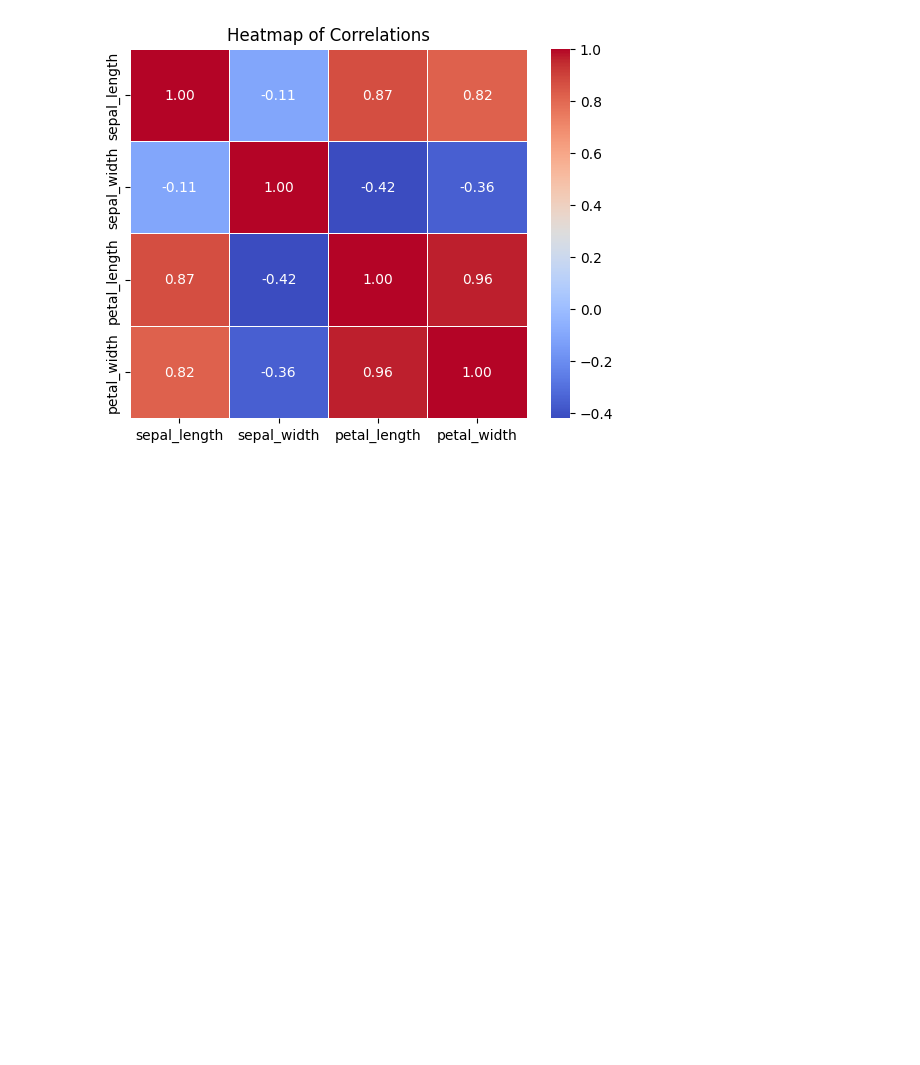
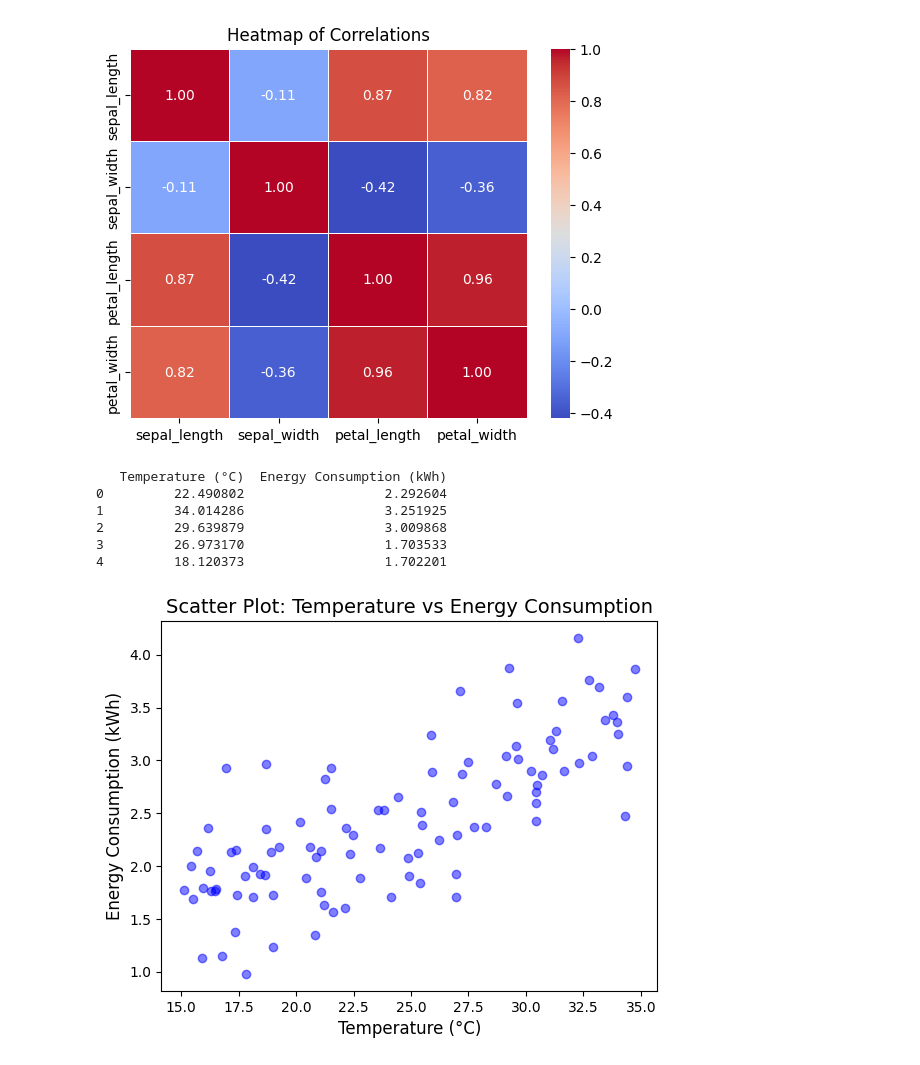
Before and after one commit to XabkaBaap/Green-Skills-Basics-of-Python, a Jupyter notebook: Green AI.ipynb, the cells around one changed output. Drawn from its saved outputs; the diff is of its cells as text; code cells hidden in the pictures; blank space fills up the shorter version.

```diff
--- a/Green AI.ipynb
+++ b/Green AI.ipynb
@@ -296,0 +305,21 @@ plt.show()
+# %%
+df = pd.read_csv("C:/Users/rugwe/Downloads/appliance_energy.csv")
+print(df.head())
+# %% [output]
+   Temperature (°C)  Energy Consumption (kWh)
+0         22.490802                  2.292604
+1         34.014286                  3.251925
+2         29.639879                  3.009868
+3         26.973170                  1.703533
+4         18.120373                  1.702201
+# %%
+plt.scatter(df['Temperature (°C)'], df['Energy Consumption (kWh)'], color='blue', alpha=0.5)
+
+# Add labels and title
+plt.title("Scatter Plot: Temperature vs Energy Consumption", fontsize=14)
+plt.xlabel("Temperature (°C)", fontsize=12)
+plt.ylabel("Energy Consumption (kWh)", fontsize=12)
+
+plt.show()
+# %% [output]
+[figure, added]
```
Also changed, not shown: parts of 16 cells of this notebook, 1 other file.
